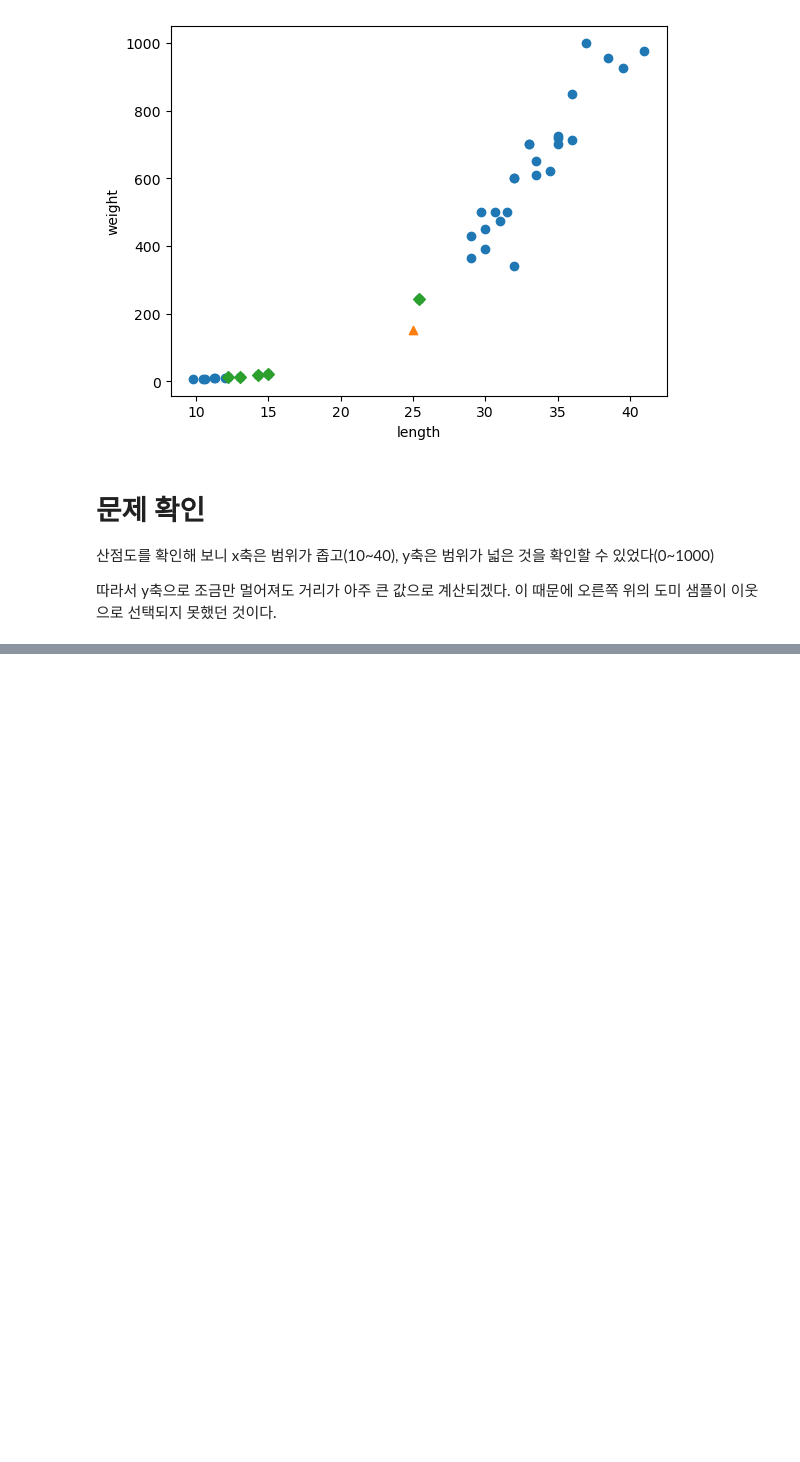
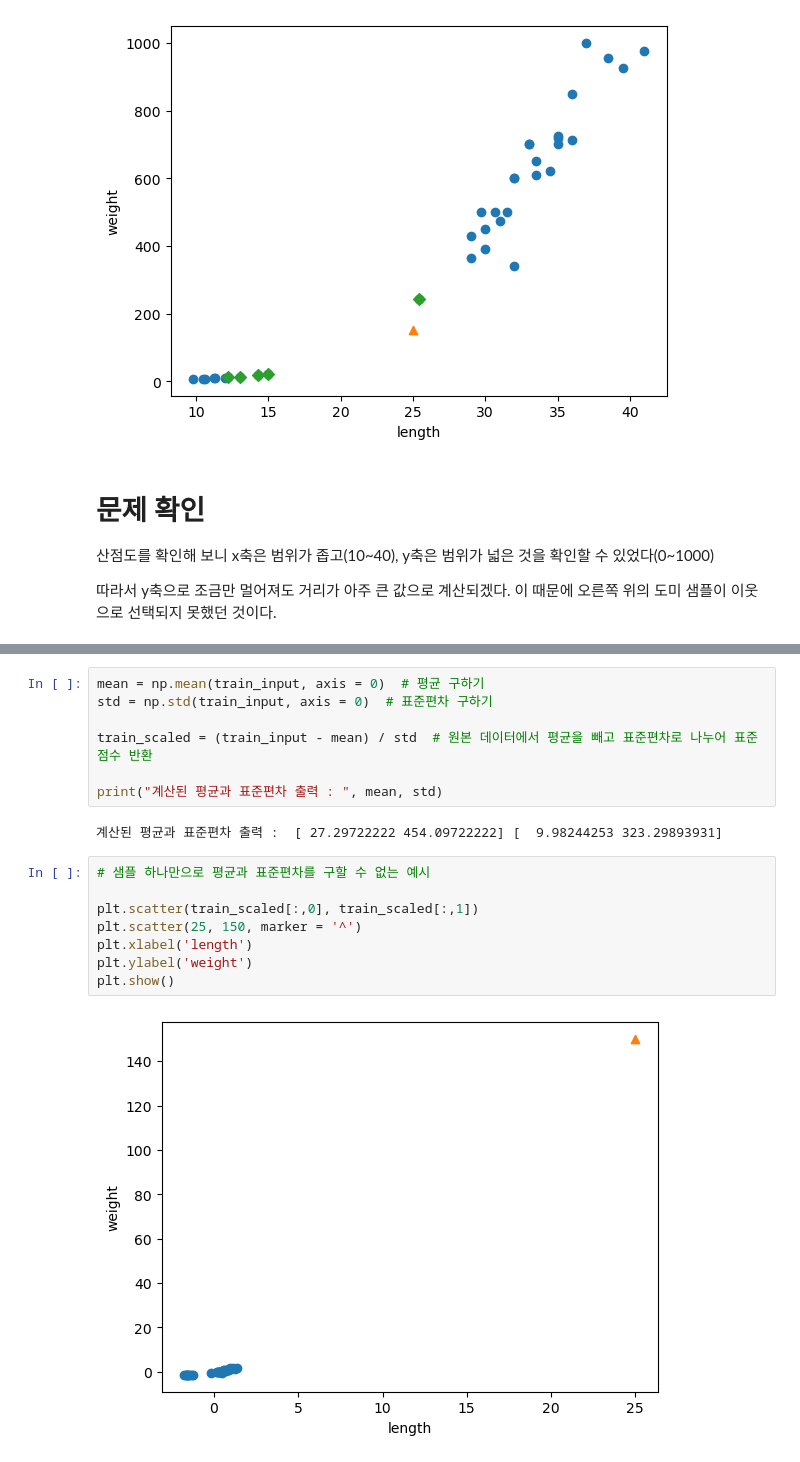
Before and after one commit to wongakim-99/MachineLearning_and_DeepLearning_study, a Jupyter notebook: chapter2/domi_binga_seperation_algorithm_with_KNN.ipynb, the cells around one changed output, grey strips where cells are left out. Saved outputs shown, nothing was run; the diff lists cells and outputs as text; blank space fills up the shorter version.

```diff
--- a/chapter2/domi_binga_seperation_algorithm_with_KNN.ipynb
+++ b/chapter2/domi_binga_seperation_algorithm_with_KNN.ipynb
@@ -133,0 +109,19 @@ findfont: Font family 'NanumGothic' not found.
+# %%
+mean = np.mean(train_input, axis = 0)  # 평균 구하기
+std = np.std(train_input, axis = 0)  # 표준편차 구하기
+
+train_scaled = (train_input - mean) / std  # 원본 데이터에서 평균을 빼고 표준편차로 나누어 표준점수 반환
+
+print("계산된 평균과 표준편차 출력 : ", mean, std)
+# %% [output]
+계산된 평균과 표준편차 출력 :  [ 27.29722222 454.09722222] [  9.98244253 323.29893931]
+# %%
+# 샘플 하나만으로 평균과 표준편차를 구할 수 없는 예시
+
+plt.scatter(train_scaled[:,0], train_scaled[:,1])
+plt.scatter(25, 150, marker = '^')
+plt.xlabel('length')
+plt.ylabel('weight')
+plt.show()
+# %% [output]
+[figure, added]
```
Also changed, not shown: parts of 6 cells of this notebook.
